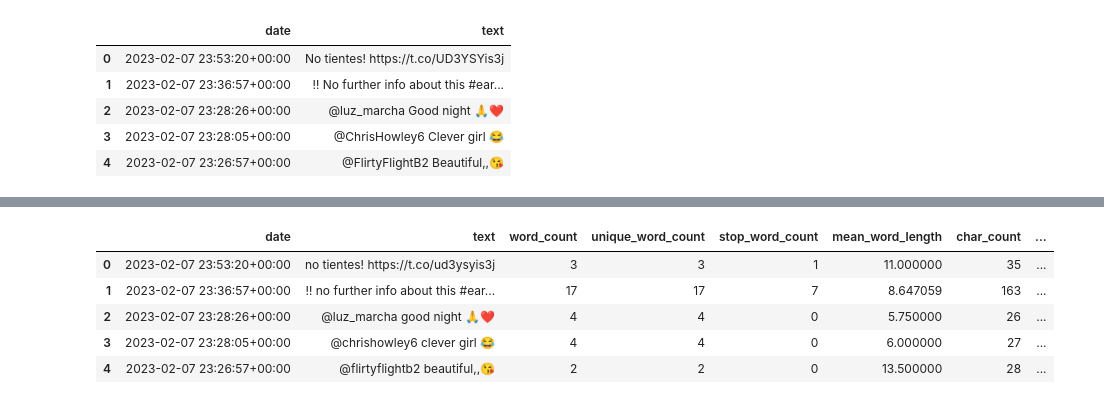
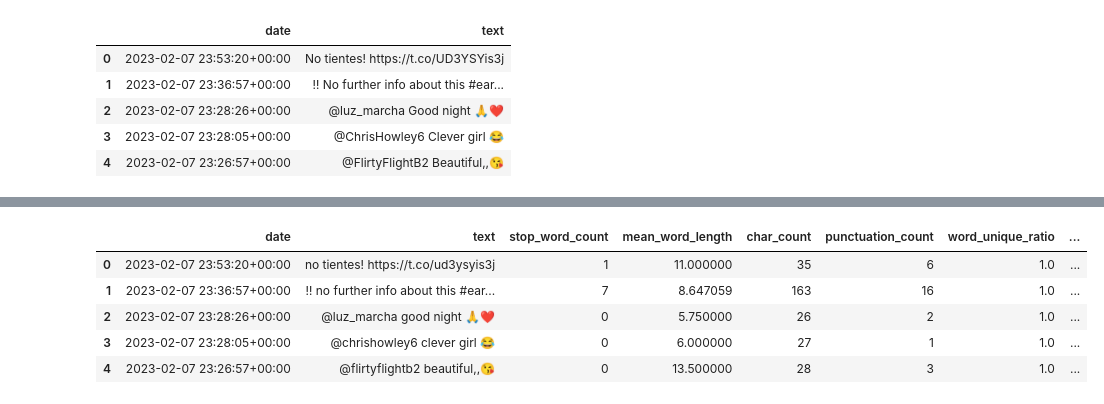
Before and after one commit to guidesify/DataSci_Crisis, a Jupyter notebook: dashboard_idea.ipynb, the cells around one changed output, grey strips where cells are left out. Cells and saved outputs as stored; diff of their text form; code cells hidden in the pictures.

```diff
--- a/dashboard_idea.ipynb
+++ b/dashboard_idea.ipynb
@@ -80,12 +84,14 @@ df['stop_word_count'] = df['text'].apply(lambda x: len([w for w in str(x).lower(
 df['mean_word_length'] = df['text'].apply(lambda x: np.mean([len(w) for w in str(x).split()]))
 df['char_count'] = df['text'].apply(lambda x: len(str(x)))
 df['punctuation_count'] = df['text'].apply(lambda x: len([c for c in str(x) if c in string.punctuation]))
-df['url_count'] = df['text'].apply(lambda x: len([w for w in str(x).lower().split() if 'http' in w or 'https' in w]))
-df['hashtag_count'] = df['text'].apply(lambda x: len([c for c in str(x) if c == '#']))
-df['mention_count'] = df['text'].apply(lambda x: len([c for c in str(x) if c == '@']))
 
 # Do a brief cleaning of the data
 df['text'] = [re.sub('\s+', ' ', x) for x in df['text']] # This removes all extra spaces
 df['text'] = [x.lower() for x in df['text']] # lowercase
+
+# Combine correlated features
+df['word_unique_ratio'] = df['unique_word_count'] / df['word_count']
+df.drop(['word_count', 'unique_word_count'], axis=1, inplace=True)
+
 df.head()
 # %% [output]
@@ -100,24 +106,24 @@ df.head()
 model = pickle.load(open('stacking_model.sav', 'rb'))
 # %%
 # Define X
-meta_features = ['word_count', 'unique_word_count', 'stop_word_count', 'mean_word_length', 'char_count', 'punctuation_count', 'url_count', 'hashtag_count', 'mention_count']
-X = df[['text'] + meta_features]
+features = df.drop('date', axis=1).columns
+X = df[features]
 
 # Predict positive or negative label
 y_pred = model.predict(X)
 
 # Add the prediction to the dataframe
 df['prediction'] = y_pred
 
 # Print the first 5 rows of the dataframe
 df.head()
 # %% [output]
-|  | date | text | word_count | unique_word_count | stop_word_count | mean_word_length | char_count | ... |
-| 0 | 2023-02-07 23:53:20+00:00 | no tientes! https://t.co/ud3ysyis3j | 3 | 3 | 1 | 11.000000 | 35 | ... |
-| 1 | 2023-02-07 23:36:57+00:00 | ‼ no further info about this #ear... | 17 | 17 | 7 | 8.647059 | 163 | ... |
-| 2 | 2023-02-07 23:28:26+00:00 | @luz_marcha good night 🙏❤️ | 4 | 4 | 0 | 5.750000 | 26 | ... |
-| 3 | 2023-02-07 23:28:05+00:00 | @chrishowley6 clever girl 😂 | 4 | 4 | 0 | 6.000000 | 27 | ... |
-| 4 | 2023-02-07 23:26:57+00:00 | @flirtyflightb2 beautiful,,😘 | 2 | 2 | 0 | 13.500000 | 28 | ... |
+|  | date | text | stop_word_count | mean_word_length | char_count | punctuation_count | word_unique_ratio | ... |
+| 0 | 2023-02-07 23:53:20+00:00 | no tientes! https://t.co/ud3ysyis3j | 1 | 11.000000 | 35 | 6 | 1.0 | ... |
+| 1 | 2023-02-07 23:36:57+00:00 | ‼ no further info about this #ear... | 7 | 8.647059 | 163 | 16 | 1.0 | ... |
+| 2 | 2023-02-07 23:28:26+00:00 | @luz_marcha good night 🙏❤️ | 0 | 5.750000 | 26 | 2 | 1.0 | ... |
+| 3 | 2023-02-07 23:28:05+00:00 | @chrishowley6 clever girl 😂 | 0 | 6.000000 | 27 | 1 | 1.0 | ... |
+| 4 | 2023-02-07 23:26:57+00:00 | @flirtyflightb2 beautiful,,😘 | 0 | 13.500000 | 28 | 3 | 1.0 | ... |
 # %%
 # Plot the predictions over time by hour
 df['date'] = pd.to_datetime(df['date'])
```
Also changed, not shown: parts of 6 cells of this notebook, 2 other files.
